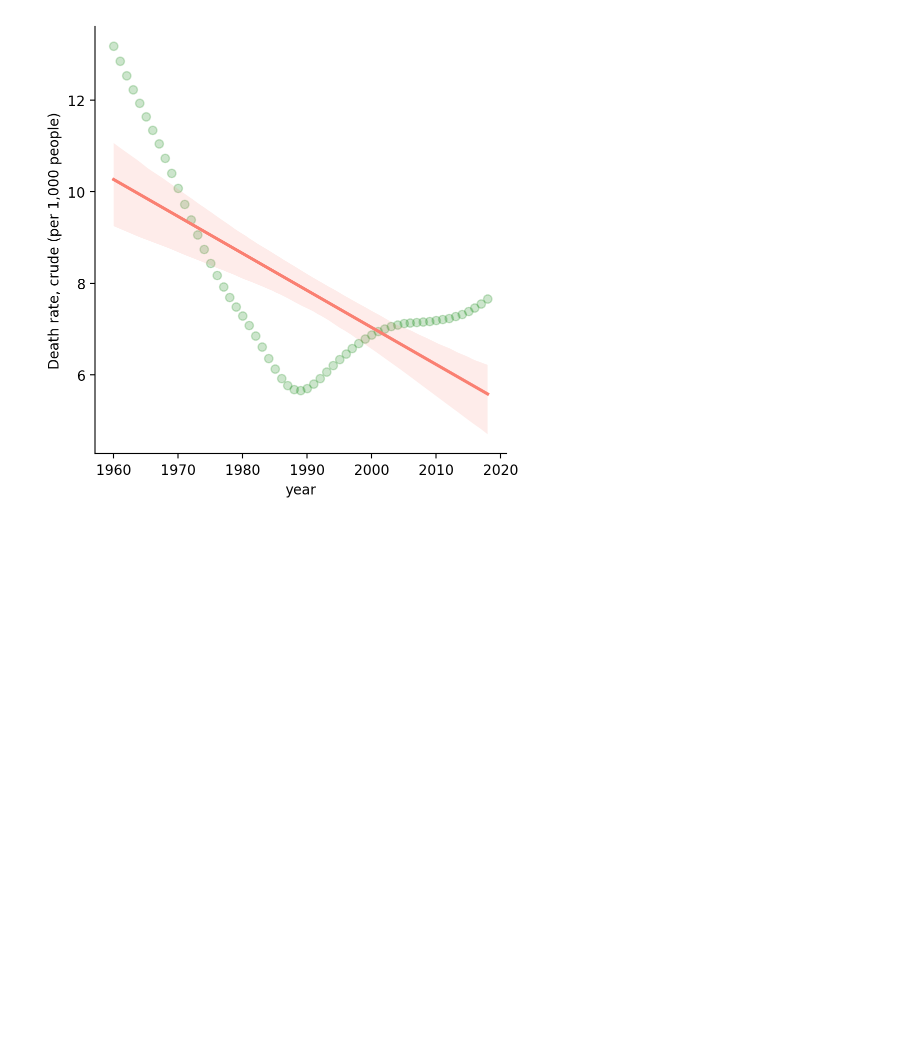
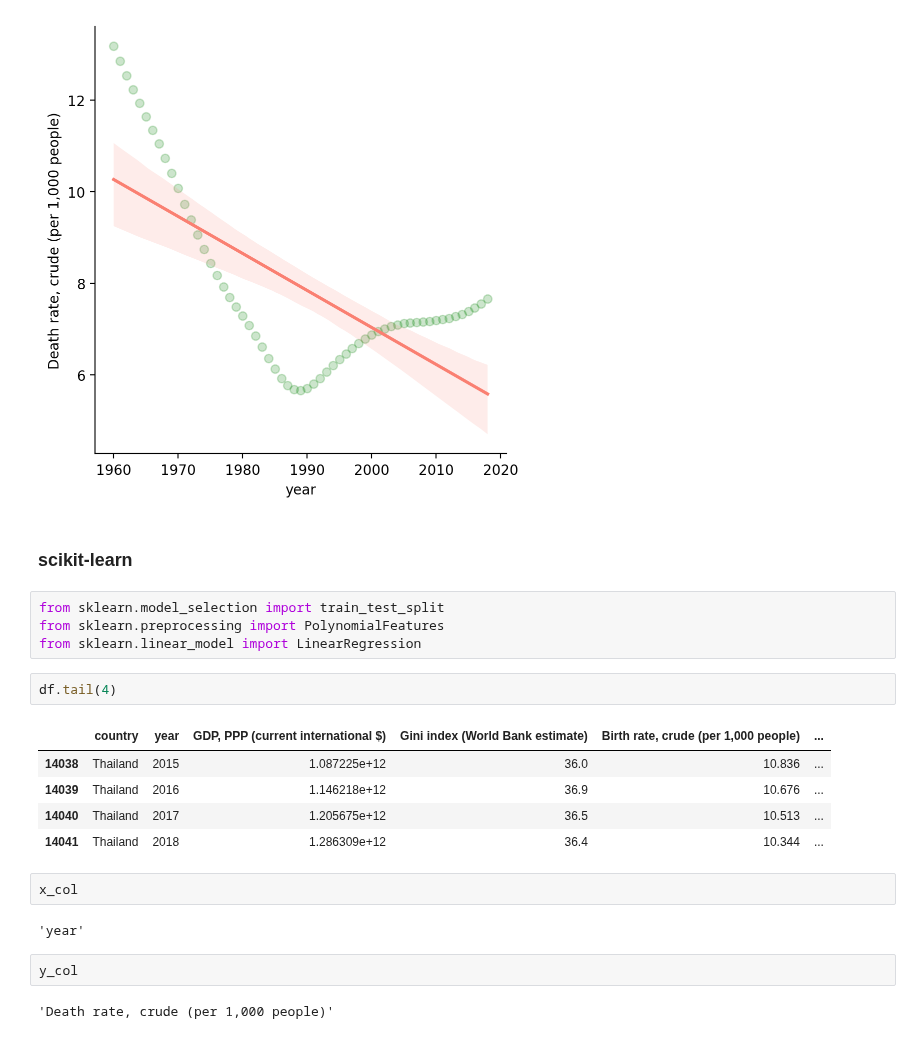
Before and after one commit to pNatTueku/ml_learning_with_ajprasertcbs, a Jupyter notebook: notebooks/polynomial_regression.ipynb, the cells around one changed output. Cells and saved outputs as stored; diff of their text form; blank space fills up the shorter version.

```diff
--- a/notebooks/polynomial_regression.ipynb
+++ b/notebooks/polynomial_regression.ipynb
@@ -141,3 +141,25 @@ sns.lmplot(data = df, x = x_col, y = y_col, fit_reg = True, scatter_kws = {'alph
 # %% [output]
 <seaborn.axisgrid.FacetGrid at 0x...>
 [figure]
+# %% [markdown]
+### scikit-learn
+# %%
+from sklearn.model_selection import train_test_split
+from sklearn.preprocessing import PolynomialFeatures
+from sklearn.linear_model import LinearRegression
+# %%
+df.tail(4)
+# %% [output]
+|  | country | year | GDP, PPP (current international $) | Gini index (World Bank estimate) | Birth rate, crude (per 1,000 people) | ... |
+| 14038 | Thailand | 2015 | 1.087225e+12 | 36.0 | 10.836 | ... |
+| 14039 | Thailand | 2016 | 1.146218e+12 | 36.9 | 10.676 | ... |
+| 14040 | Thailand | 2017 | 1.205675e+12 | 36.5 | 10.513 | ... |
+| 14041 | Thailand | 2018 | 1.286309e+12 | 36.4 | 10.344 | ... |
+# %%
+x_col
+# %% [output]
+'year'
+# %%
+y_col
+# %% [output]
+'Death rate, crude (per 1,000 people)'
```
Also changed, not shown: parts of 15 cells of this notebook.
